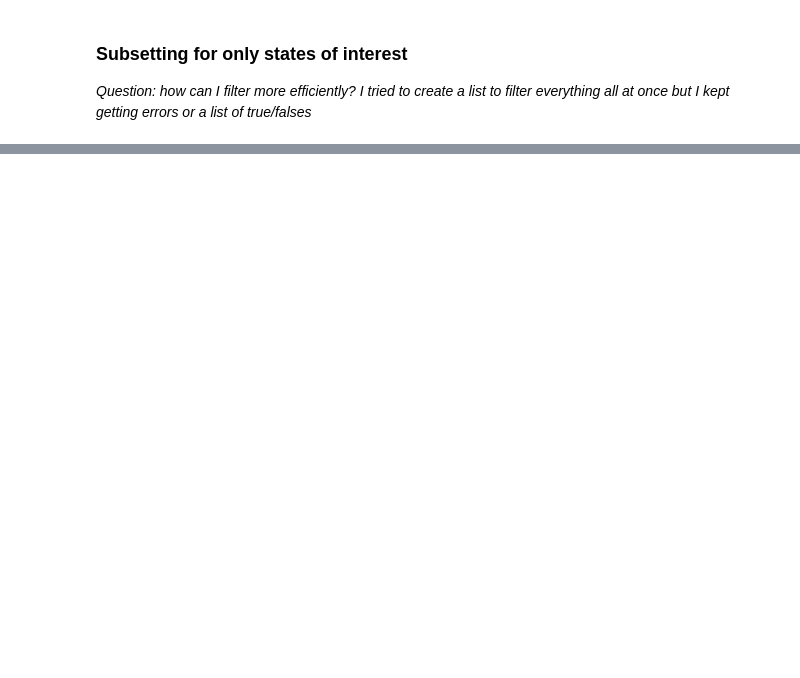
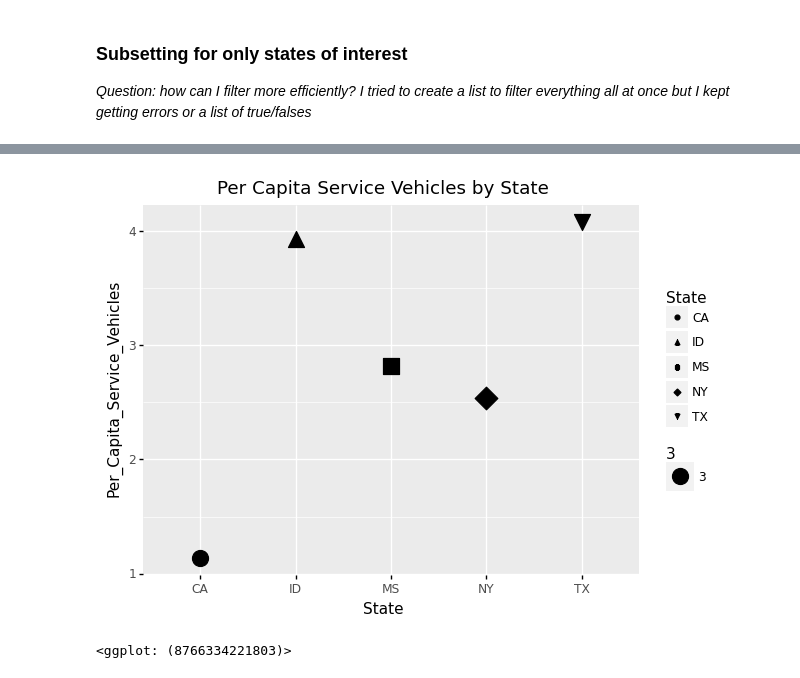
Before and after one commit to vevetron/data-analyses-test-lfs-wipe, a Jupyter notebook: Exercise2_AH.ipynb, the cells around one changed output, grey strips where cells are left out. Cells and saved outputs as stored; diff of their text form; code cells hidden in the pictures; blank space fills up the shorter version.

Commit message:
used assign method & made charts

```diff
--- a/Exercise2_AH.ipynb
+++ b/Exercise2_AH.ipynb
@@ -359,0 +178,16 @@ per_capita =
+# %%
+merge1 = merge1.assign(
+    Agency = merge1.Agency.str.strip(),
+    Fare_Revenues_per_Unlinked_Passenger_Trip = merge1.Fare_Revenues_per_Unlinked_Passenger_Trip.str.strip().replace({'\$':''}, regex=True),
+    City = merge1.City.str.strip(),
+    State = merge1.State.str.strip(),
+    Total_Service_Vehicles = merge1.Total_Service_Vehicles.str.strip().replace(',','', regex=True),
+    Fare_Revenues_Earned = merge1.Fare_Revenues_Earned.str.strip().replace('(126346)', '-126346').replace(',','',regex=True).replace({'\$':''}, regex=True),
+    Primary_UZA_Population = merge1.Primary_UZA_Population.str.strip().replace(',','',regex = True)
+).astype({
+    "Primary_UZA_Population":int,
+    "Total_Service_Vehicles":int,
+})
+# %%
+merge1["Fare_Revenues_Earned"].replace({"(126346)": "-126346"}, inplace=True)
+merge1.astype({"Fare_Revenues_Earned": 'int64'}).dtypes
@@ -359,0 +216,5 @@ per_capita =
+# %%
+analysis = merge1.groupby(['State']).agg({'Agency':'count', 'Primary_UZA_Population': 'sum',
+                                                 'Total_Service_Vehicles':'sum','City': 'count',
+                                         'Fare_Revenues_Earned': 'median'}).reset_index()
+analysis.head()
@@ -359,0 +230,3 @@ per_capita =
+# %%
+per_capita = analysis.assign(Per_Capita_Service_Vehicles = lambda x: (x.Total_Service_Vehicles / x.Primary_UZA_Population)*100000  ).reset_index()
+per_capita
@@ -359,0 +242,6 @@ per_capita =
+# %%
+(ggplot(per_capita, aes('State', 'Per_Capita_Service_Vehicles', shape='State', size=3))
+ + geom_point()) + labs(title = "Per Capita Service Vehicles by State")
+# %% [output]
+[figure, added]
+<ggplot: (8766334221803)>
```
Also changed, not shown: parts of 78 cells of this notebook.
